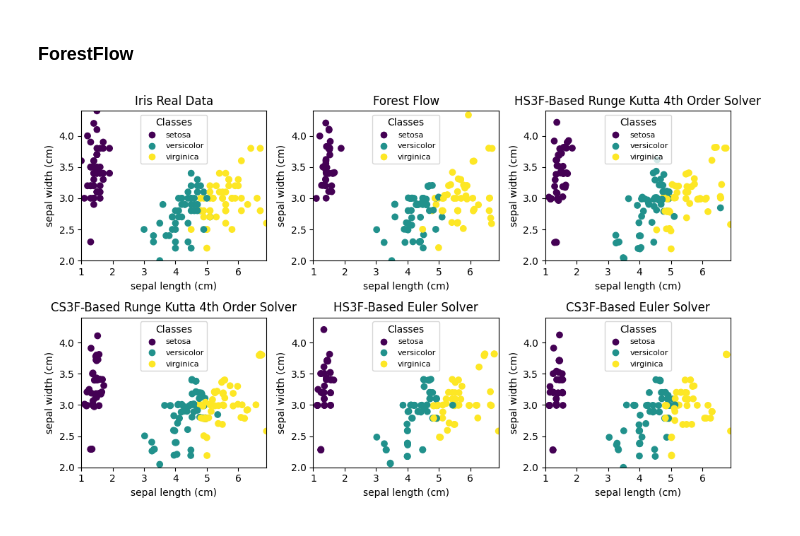
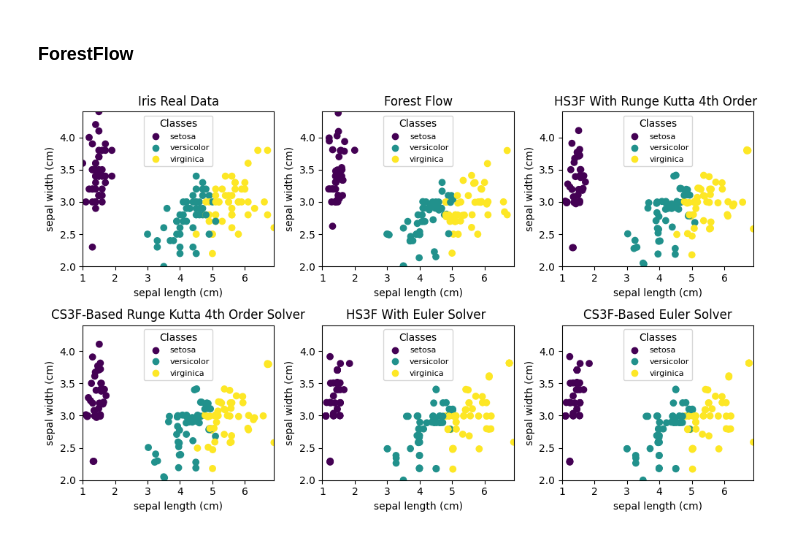
Before and after one commit to AngeClementAkazan/Sequential-FeatureForestFlow, a Jupyter notebook: Iris_Plot.ipynb, the cells around one changed output. Cells and saved outputs as stored; diff of their text form; code cells hidden in the pictures.

```diff
--- a/Iris_Plot.ipynb
+++ b/Iris_Plot.ipynb
@@ -55,7 +55,7 @@ array([2, 2, 0, 2, 0, 2, 0, 0, 2, 1])
 # %%
 HS3F_Rg4=feature_forest_flow(X, # Must be a Numpy dataset and
                label_y=y, # must be a categorical/binary variable
-               cat_y=None, # Binary variable indicating whether or not the output is categorical
+               cat_y=True, # Binary variable indicating whether or not the output is categorical
                n_t=50, # number of noise level
                model='xgboost', # xgboost, random_forest, lgbm, catboost,
                solver_type='Rg4', # solver type: argument (Euler or Rg4)
@@ -66,7 +66,7 @@ HS3F_Rg4=feature_forest_flow(X, # Must be a Numpy dataset and
 # %%
 CS3F_Rg4=feature_forest_flow(X, # Must be a Numpy dataset and
                label_y=y, # must be a categorical/binary variable| When None then X shopuld be the entire data set
-               cat_y=None, # Binary variable indicating whether or not the output is categorical
+               cat_y=True, # Binary variable indicating whether or not the output is categorical
                n_t=50, # number of noise level
                model='xgboost', # xgboost, random_forest, lgbm, catboost,
                solver_type='Rg4', # solver type: argument (Euler or Rg4)
@@ -141,36 +141,36 @@ ax3.set_ylabel(my_data.feature_names[1])
 ax3.set_xlim(x_r)
 ax3.set_ylim(y_r)
 ax3.legend(scatter.legend_elements()[0], my_data.target_names, loc="upper center", title="Classes",prop={'size': 8})
-ax3.set_title("HS3F-Based Runge Kutta 4th Order Solver")
+ax3.set_title("HS3F With Runge Kutta 4th Order ")
 
 # CS3F-Based Rg4 data
 scatter = ax4.scatter(CS3F_Rg4[:, 2], CS3F_Rg4[:, 1], c=CS3F_Rg4[:, -1])
 ax4.set_xlabel(my_data.feature_names[0])
 ax4.set_ylabel(my_data.feature_names[1])
 ax4.set_xlim(x_r)
 ax4.set_ylim(y_r)
 ax4.legend(scatter.legend_elements()[0], my_data.target_names, loc="upper center", title="Classes",prop={'size': 8})
 ax4.set_title("CS3F-Based Runge Kutta 4th Order Solver")
 
 # HS3F-Based Euler data
 scatter = ax5.scatter(HS3F_Euler[:, 2], HS3F_Euler[:, 1], c=HS3F_Euler[:, -1])
 ax5.set_xlabel(my_data.feature_names[0])
 ax5.set_ylabel(my_data.feature_names[1])
 ax5.set_xlim(x_r)
 ax5.set_ylim(y_r)
 ax5.legend(scatter.legend_elements()[0], my_data.target_names, loc="upper center", title="Classes",prop={'size': 8})
-ax5.set_title("HS3F-Based Euler Solver")
+ax5.set_title("HS3F With Euler Solver ")
 
 # CS3F-Based Euler  data
 scatter = ax6.scatter(CS3F_Euler[:, 2], CS3F_Euler[:, 1], c=CS3F_Euler[:, -1])
 ax6.set_xlabel(my_data.feature_names[0])
 ax6.set_ylabel(my_data.feature_names[1])
 ax6.set_xlim(x_r)
 ax6.set_ylim(y_r)
 ax6.legend(scatter.legend_elements()[0], my_data.target_names, loc="upper center", title="Classes",prop={'size': 8})
 ax6.set_title("CS3F-Based Euler Solver")
 # Adjust layout
 plt.tight_layout()
 plt.show()
 # %% [output]
-[figure, old version]
+[figure, new version]
```
Also changed, not shown: parts of 4 cells of this notebook, 9 other files.
